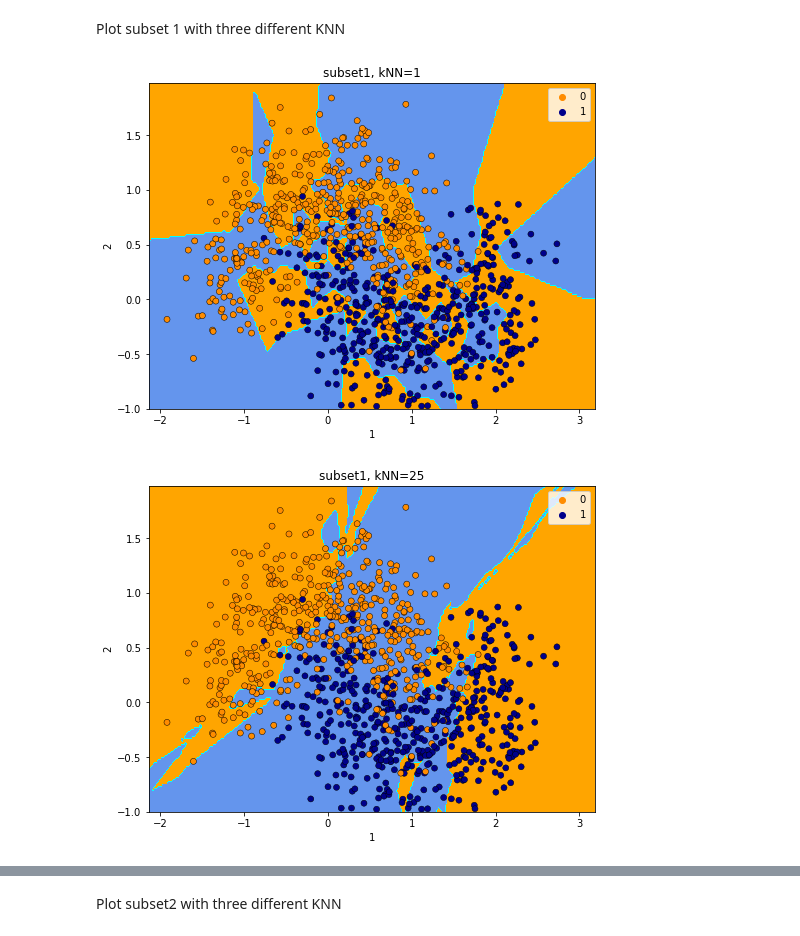
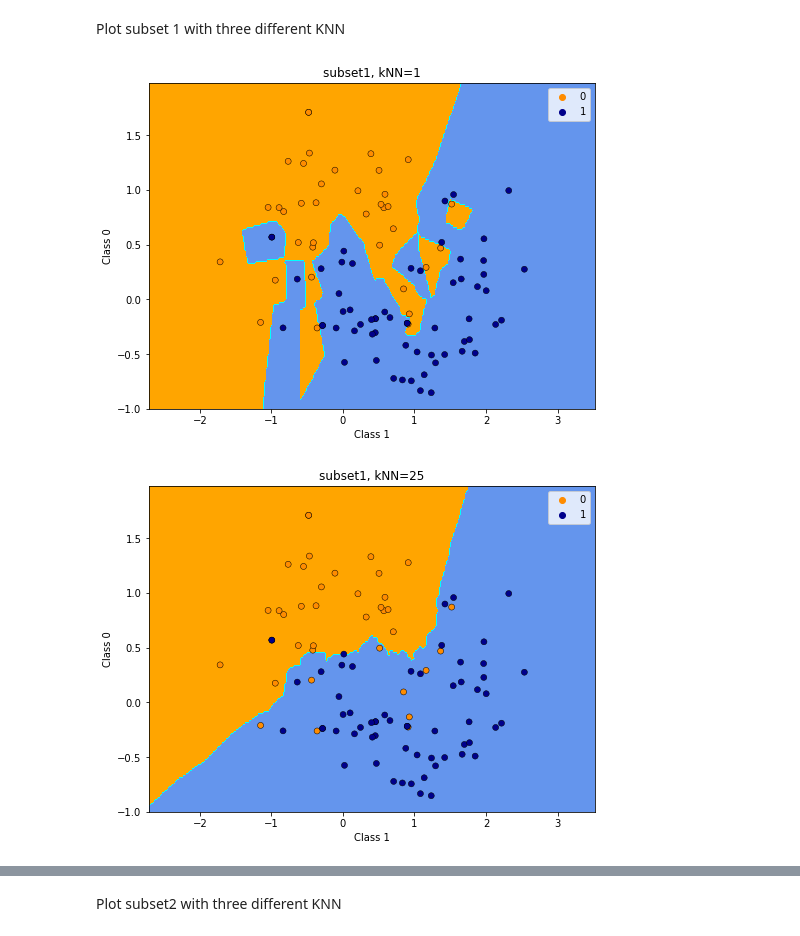
Before and after one commit to FR-Schwartz/ids705, a Jupyter notebook: assignments/Assignment_2_Fides Schwartz.ipynb, the cells around one changed output, grey strips where cells are left out. Saved outputs shown, nothing was run; the diff lists cells and outputs as text; code cells hidden in the pictures.

```diff
--- a/assignments/Assignment_2_Fides Schwartz.ipynb
+++ b/assignments/Assignment_2_Fides Schwartz.ipynb
@@ -475,0 +417,14 @@ subset3y = random.choices(y, weights=None, cum_weights=None, k=100)
+# %%
+import random
+index_1 = np.random.choice(1000, 100)
+index_2 = np.random.choice(1000, 100)
+index_3 = np.random.choice(1000, 100)
+
+x1 = X[index_1, :]
+y1= y[index_1]
+
+x2 = X[index_2, :]
+y2= y[index_2]
+
+x3 = X[index_3, :]
+y3= y[index_3]
@@ -482,9 +447,9 @@ knn1_2 = KNeighborsClassifier(n_neighbors=25)
 knn1_3 = KNeighborsClassifier(n_neighbors=50)
 
 # Fit KNN
-set1_1 = knn1_1.fit(subset1, subset1y)
-set1_2 = knn1_2.fit(subset1, subset1y)
-set1_3 = knn1_3.fit(subset1, subset1y)
+set1_1 = knn1_1.fit(x1, y1)
+set1_2 = knn1_2.fit(x1, y1)
+set1_3 = knn1_3.fit(x1, y1)
 # %%
 # Implement KNN using sklearn for subset 2
 knn2_1 = KNeighborsClassifier(n_neighbors=1)
@@ -536,58 +503,52 @@ from matplotlib.colors import ListedColormap
 h = 0.02  # step size in the mesh
 
 # Create color maps
 cmap_light = ListedColormap(["orange", "cyan", "cornflowerblue"])
-cmap_bold = ["darkorange", "darkblue"]
+cmap_bold = (["darkorange", "darkblue"])
 
 # Plot the decision boundary. For that, we will assign a color to each
 # point in the mesh [x_min, x_max]x[y_min, y_max].
 # Plot the decision boundary. For that, we will assign a color to each
 # point in the mesh [x_min, x_max]x[y_min, y_max].
-x_min, x_max = subset1.min() - 1, subset1.max() + 1
-y_min, y_max = subset1y.min() - 1, subset1y.max() + 1
+x_min, x_max = x1.min() - 1, x1.max() + 1
+y_min, y_max = y1.min() - 1, y1.max() + 1
 xx, yy = np.meshgrid(np.arange(x_min, x_max, h), np.arange(y_min, y_max, h))
 Z = knn1_1.predict(np.c_[xx.ravel(), yy.ravel()])
 
 # Put the result into a color plot
 Z = Z.reshape(xx.shape)
 plt.figure(figsize=(8, 6))
 plt.contourf(xx, yy, Z, cmap=cmap_light)
 
 # Plot also the training points
 sns.scatterplot(
-    x=X[:, 0],
-    y=X[:, 1],
-    hue=y,
+    x=x1[:, 0],
+    y=x1[:, 1],
+    hue=y1,
     palette=cmap_bold,
     alpha=1.0,
     edgecolor="black",
     )
 plt.xlim(xx.min(), xx.max())
 plt.ylim(yy.min(), yy.max())
 plt.title(
     "subset1, kNN=1"
 )
-plt.xlabel("1")
-plt.ylabel("2")
+plt.xlabel("Class 1")
+plt.ylabel("Class 0")
 
-plt.show()
+plt.savefig('plot1_1.png', bbox_inches='tight')
 # %% [output]
-[figure, old version]
+[figure, new version]
 # %%
 # nearest neighbour = 25
-
-h = 0.02  # step size in the mesh
-
-# Create color maps
-cmap_light = ListedColormap(["orange", "cyan", "cornflowerblue"])
-cmap_bold = ["darkorange", "darkblue"]
 
 # Plot the decision boundary. For that, we will assign a color to each
 # point in the mesh [x_min, x_max]x[y_min, y_max].
 # Plot the decision boundary. For that, we will assign a color to each
 # point in the mesh [x_min, x_max]x[y_min, y_max].
-x_min, x_max = subset1.min() - 1, subset1.max() + 1
-y_min, y_max = subset1y.min() - 1, subset1y.max() + 1
+x_min, x_max = x1.min() - 1, x1.max() + 1
+y_min, y_max = y1.min() - 1, y1.max() + 1
 xx, yy = np.meshgrid(np.arange(x_min, x_max, h), np.arange(y_min, y_max, h))
 Z = knn1_2.predict(np.c_[xx.ravel(), yy.ravel()])
 
@@ -598,9 +559,9 @@ plt.contourf(xx, yy, Z, cmap=cmap_light)
 
 # Plot also the training points
 sns.scatterplot(
-    x=X[:, 0],
-    y=X[:, 1],
-    hue=y,
+    x=x1[:, 0],
+    y=x1[:, 1],
+    hue=y1,
     palette=cmap_bold,
     alpha=1.0,
     edgecolor="black",
@@ -610,11 +571,11 @@ plt.ylim(yy.min(), yy.max())
 plt.title(
     "subset1, kNN=25"
 )
-plt.xlabel("1")
-plt.ylabel("2")
+plt.xlabel("Class 1")
+plt.ylabel("Class 0")
 
-plt.show()
+plt.savefig('plot1_2.png', bbox_inches='tight')
 # %% [output]
-[figure, old version]
+[figure, new version]
 # %%
 # nearest neighbour = 50
```
Also changed, not shown: parts of 31 cells of this notebook, 9 other files.
